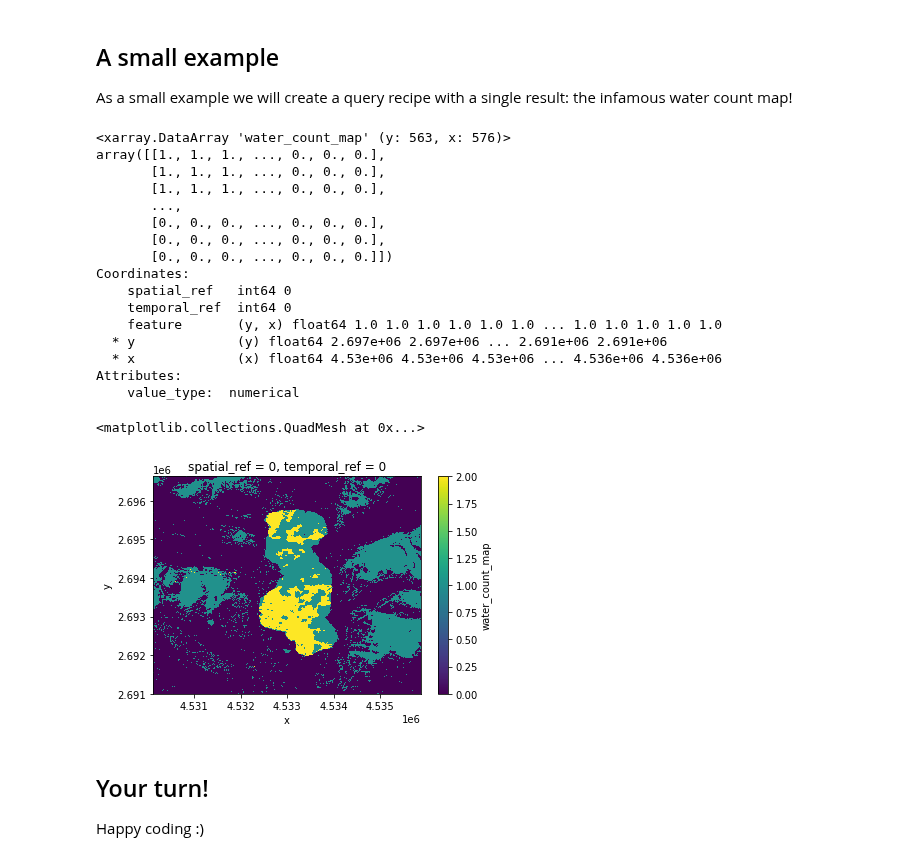
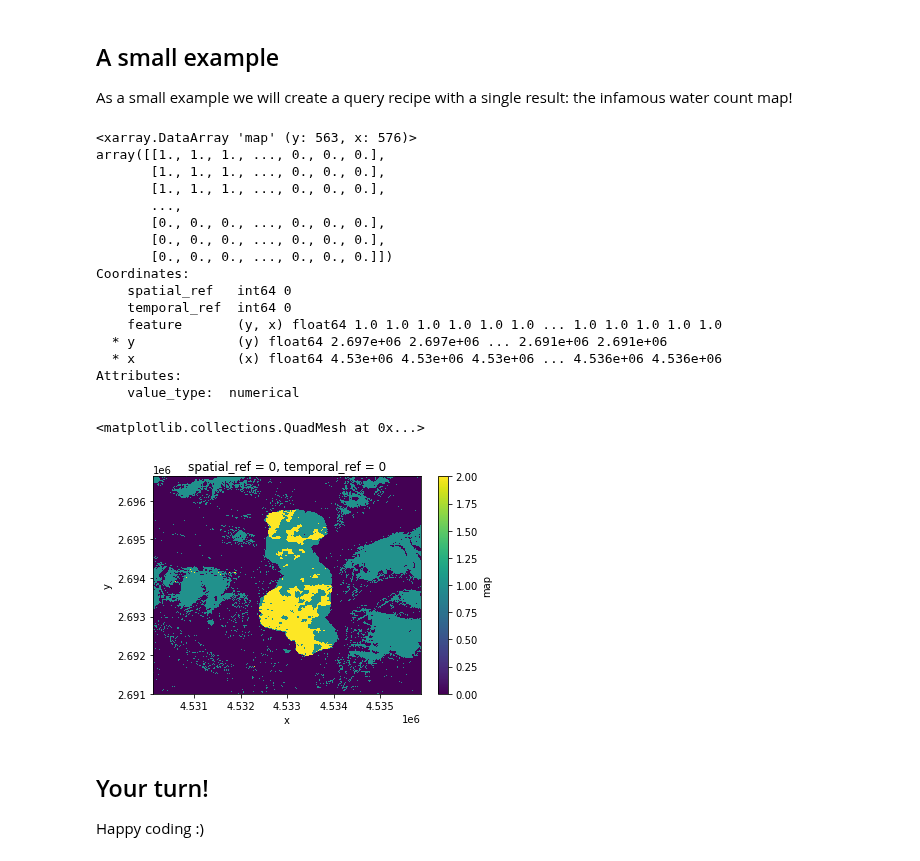
Before and after one commit to ZGIS/semantique, a Jupyter notebook: demo/test.ipynb, the cells around one changed output. Saved outputs shown, nothing was run; the diff lists cells and outputs as text; code cells hidden in the pictures.

```diff
--- a/demo/test.ipynb
+++ b/demo/test.ipynb
@@ -16,20 +16,29 @@ import semantique as sq
 import geopandas as gpd
 import json
 # %%
-# Ontology.
-with open("files/ontology.json", "r") as file:
-    ontology = sq.ontology.Semantique(json.load(file))
+# Load a mapping.
+with open("files/mapping.json", "r") as file:
+    mapping = sq.mapping.Semantique(json.load(file))
 
-# Factbase.
-with open("files/factbase.json", "r") as file:
-    factbase = sq.factbase.GeotiffArchive(json.load(file), src = "files/resources.zip")
+# Represent an EO data cube.
+with open("files/layout.json", "r") as file:
+    dc = sq.datacube.GeotiffArchive(json.load(file), src = "files/layers.zip")
 
-# Extent.
+# Set the spatio-temporal extent.
 space = sq.SpatialExtent(gpd.read_file("files/footprint.geojson"))
 time = sq.TemporalExtent("2019-01-01", "2020-12-31")
 
-# Additional configuration.
-config = {"crs": 3035, "tz": "UTC", "spatial_resolution": [-10, 10]}
+# Collect the full context.
+# Including additional configuration parameters.
+context = {
+    "datacube": dc,
+    "mapping": mapping,
+    "space": space,
+    "time": time,
+    "crs": 3035,
+    "tz": "UTC",
+    "spatial_resolution": [-10, 10]
+}
 # %% [markdown]
 Some notes:
 
@@ -44,13 +53,13 @@ As a small example we will create a query recipe with a single result: the infam
 # %%
 recipe = sq.QueryRecipe()
 # %%
-recipe["water_count_map"] = sq.entity("water").reduce("time", "count")
+recipe["map"] = sq.entity("water").reduce("time", "count")
 # %%
-response = recipe.execute(factbase, ontology, space, time, **config)
+response = recipe.execute(**context)
 # %%
-response["water_count_map"]
+response["map"]
 # %% [output]
-<xarray.DataArray 'water_count_map' (y: 563, x: 576)>
+<xarray.DataArray 'map' (y: 563, x: 576)>
 array([[1., 1., 1., ..., 0., 0., 0.],
        [1., 1., 1., ..., 0., 0., 0.],
        [1., 1., 1., ..., 0., 0., 0.],
@@ -67,10 +76,10 @@ Coordinates:
 Attributes:
     value_type:  numerical
 # %%
-response["water_count_map"].plot()
+response["map"].plot()
 # %% [output]
 <matplotlib.collections.QuadMesh at 0x...>
-[figure, old version]
+[figure, new version]
 # %% [markdown]
 ## Your turn!
 
```
Also changed, not shown: parts of 2 cells of this notebook, 3 other files.
